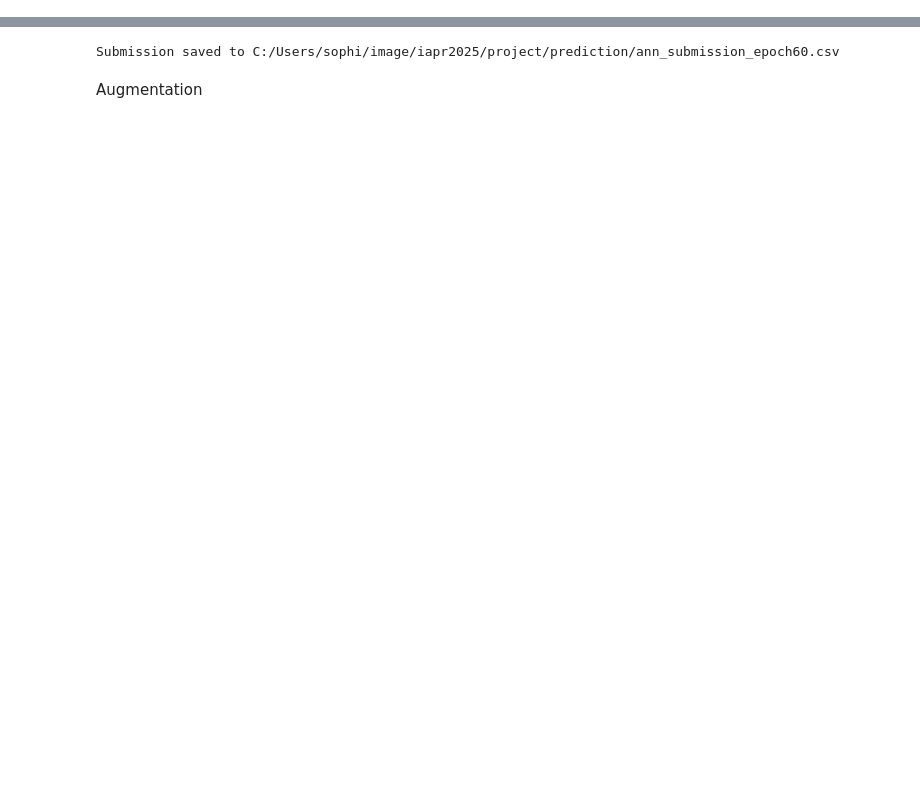
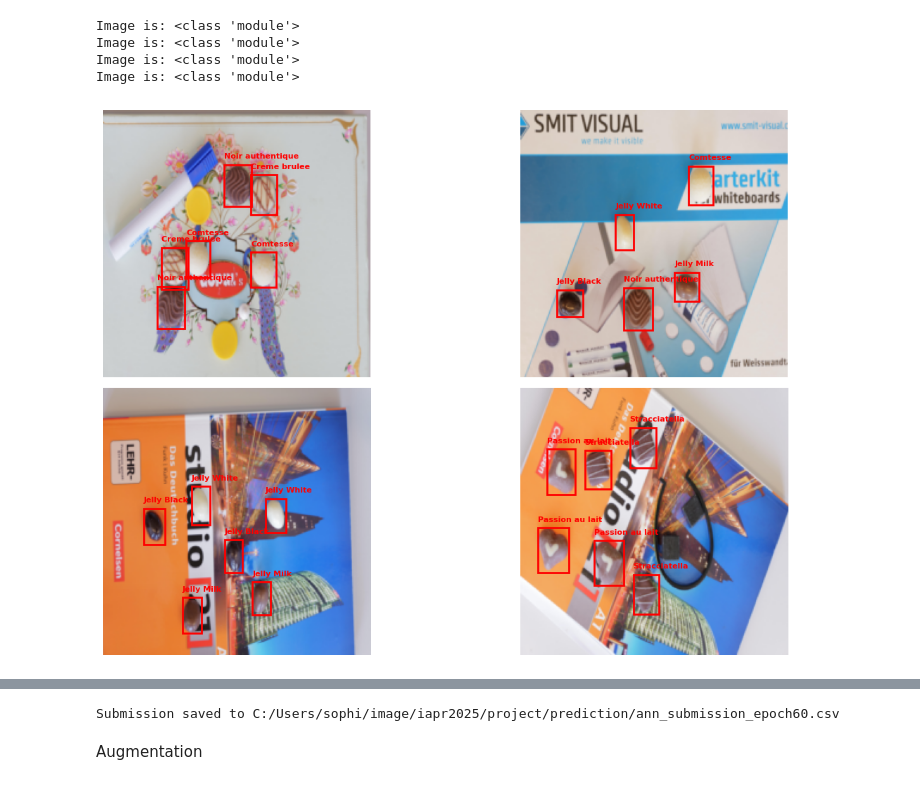
Before and after one commit to axelcebille/iapr2025, a Jupyter notebook: project/object_detection_new.ipynb, the cells around one changed output, grey strips where cells are left out. Drawn from its saved outputs; the diff is of its cells as text; code cells hidden in the pictures; blank space fills up the shorter version.

```diff
--- a/project/object_detection_new.ipynb
+++ b/project/object_detection_new.ipynb
@@ -114,15 +104,15 @@ class ChocolateDetectionDataset(Dataset):
 
         return image, target
 # %%
-normalize = transforms.Normalize(
+normalize = T2.Normalize(
     mean=[0.485, 0.456, 0.406],
     std=[0.229, 0.224, 0.225]
 )
 
-transform = transforms.Compose([
-    transforms.Resize(224),
-    transforms.CenterCrop(224),
-    transforms.ToTensor(),
+transform = T2.Compose([
+    T2.ToImage(),
+    T2.Resize((224,224)),
+    T2.ToDtype(torch.float32, scale=True),
     normalize,
 ])
 
@@ -140,20 +130,12 @@ val_dataset = ChocolateDetectionDataset(
     transform=transform
 )
 
-# test_dataset = ChocolateDetectionDataset(
-#     csv_path=None,
-#     image_dir=r"C:\Users\sophi\image\iapr2025\project\images\test",
-#     classes=classes,
-#     transform=transform
-# )
-
 def collate_fn(batch):
     images, targets = zip(*batch)
     return list(images), list(targets)
 
 train_dataloader = DataLoader(train_dataset, batch_size=4, shuffle=True, collate_fn=collate_fn)
 val_dataloader = DataLoader(val_dataset, batch_size=4, shuffle=True, collate_fn=collate_fn)
-# test_dataloader = DataLoader(test_dataset, batch_size=4, shuffle=True, collate_fn=collate_fn)
 # %%
 # Visualization of images
 def plot_images_from_dataset(images, targets):
@@ -213,3 +176,11 @@ images, targets = next(dataiter)
+# %%
+plot_images_from_dataset(*next(iter(train_dataloader)))
+# %% [output]
+Image is: <class 'module'>
+Image is: <class 'module'>
+Image is: <class 'module'>
+Image is: <class 'module'>
+[figure, added]
 # %%
 def f1(preds, target):
     return f1_score(target, preds, average='macro')
```
Also changed, not shown: parts of 10 cells of this notebook.
